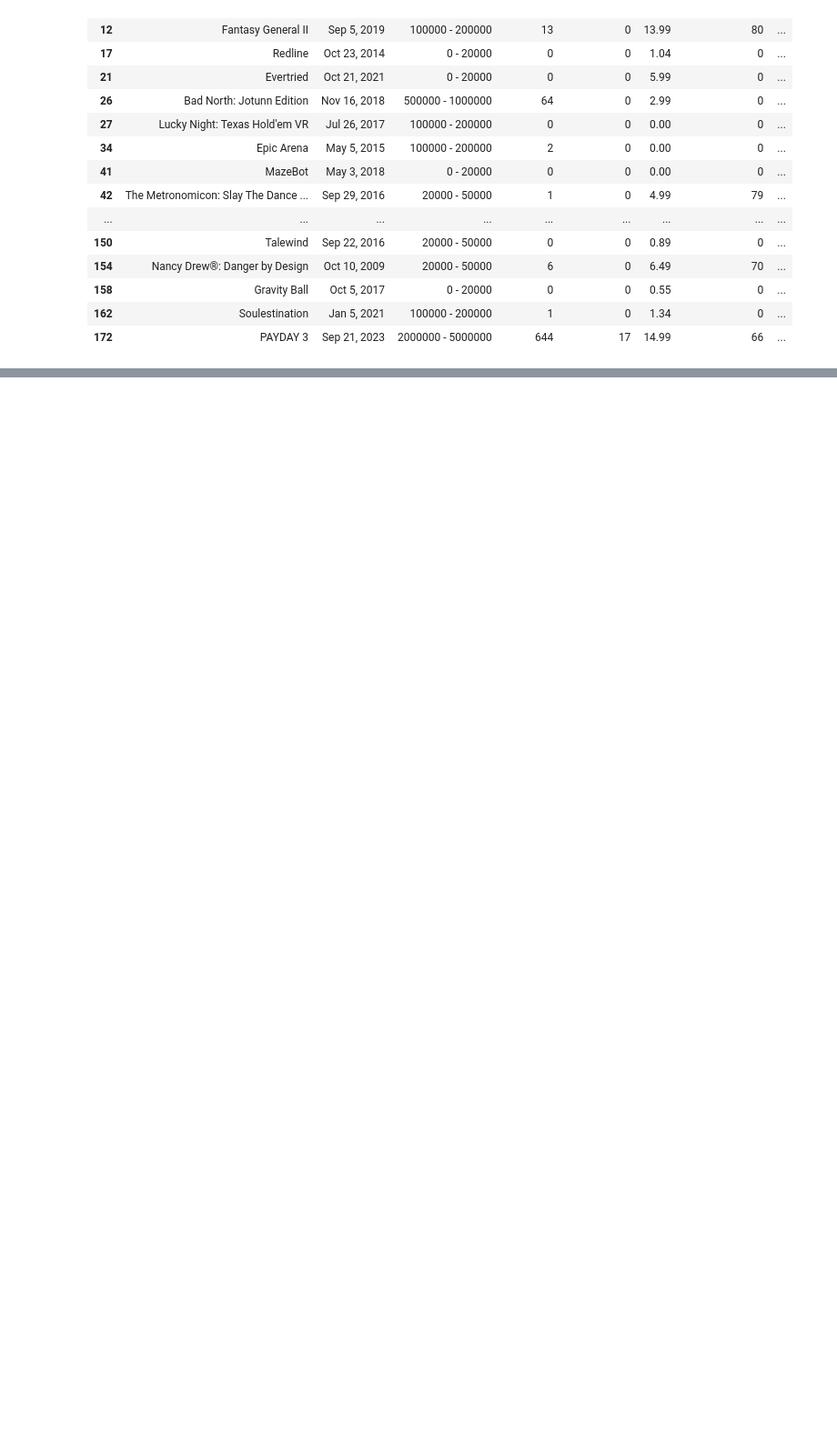
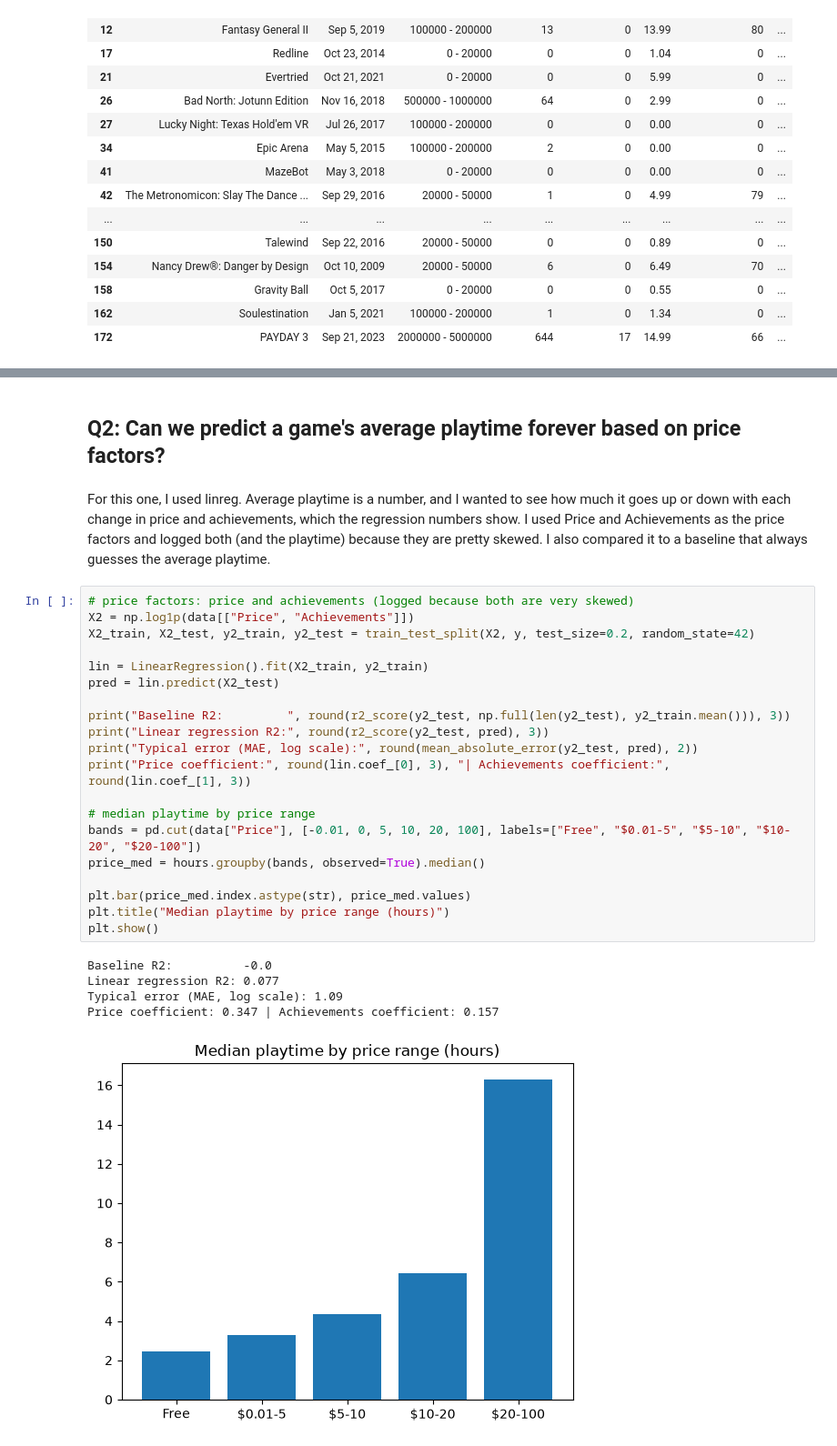
Before and after one commit to dariasroblero-ship-it/CSCI4047-Project, a Jupyter notebook: main.ipynb, the cells around one changed output, grey strips where cells are left out. Shown at 91% size. Drawn from its saved outputs; the diff is of its cells as text; blank space fills up the shorter version.

```diff
--- a/main.ipynb
+++ b/main.ipynb
@@ -130,0 +273,30 @@ dtype: int64
+# %% [markdown]
+## Q2: Can we predict a game's average playtime forever based on price factors?
+# %% [markdown]
+For this one, I used linreg. Average playtime is a number, and I wanted to see how much it goes up or down with each change in price and achievements, which the regression numbers show. I used Price and Achievements as the price factors and logged both (and the playtime) because they are pretty skewed. I also compared it to a baseline that always guesses the average playtime.
+# %%
+# price factors: price and achievements (logged because both are very skewed)
+X2 = np.log1p(data[["Price", "Achievements"]])
+X2_train, X2_test, y2_train, y2_test = train_test_split(X2, y, test_size=0.2, random_state=42)
+
+lin = LinearRegression().fit(X2_train, y2_train)
+pred = lin.predict(X2_test)
+
+print("Baseline R2:         ", round(r2_score(y2_test, np.full(len(y2_test), y2_train.mean())), 3))
+print("Linear regression R2:", round(r2_score(y2_test, pred), 3))
+print("Typical error (MAE, log scale):", round(mean_absolute_error(y2_test, pred), 2))
+print("Price coefficient:", round(lin.coef_[0], 3), "| Achievements coefficient:", round(lin.coef_[1], 3))
+
+# median playtime by price range
+bands = pd.cut(data["Price"], [-0.01, 0, 5, 10, 20, 100], labels=["Free", "$0.01-5", "$5-10", "$10-20", "$20-100"])
+price_med = hours.groupby(bands, observed=True).median()
+
+plt.bar(price_med.index.astype(str), price_med.values)
+plt.title("Median playtime by price range (hours)")
+plt.show()
+# %% [output]
+Baseline R2:          -0.0
+Linear regression R2: 0.077
+Typical error (MAE, log scale): 1.09
+Price coefficient: 0.347 | Achievements coefficient: 0.157
+[figure, added]
```
Also changed, not shown: parts of 30 cells of this notebook, 5 other files.
